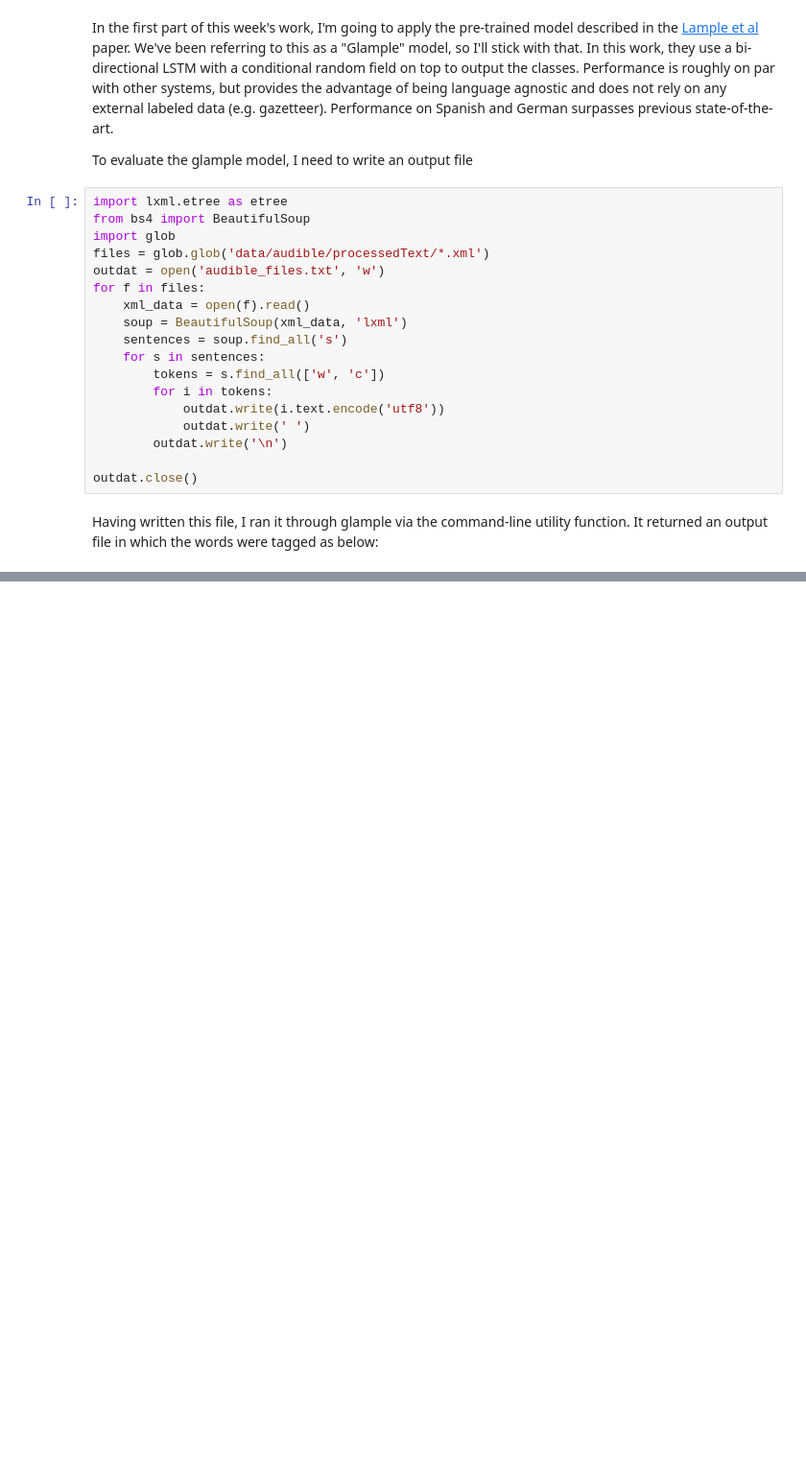
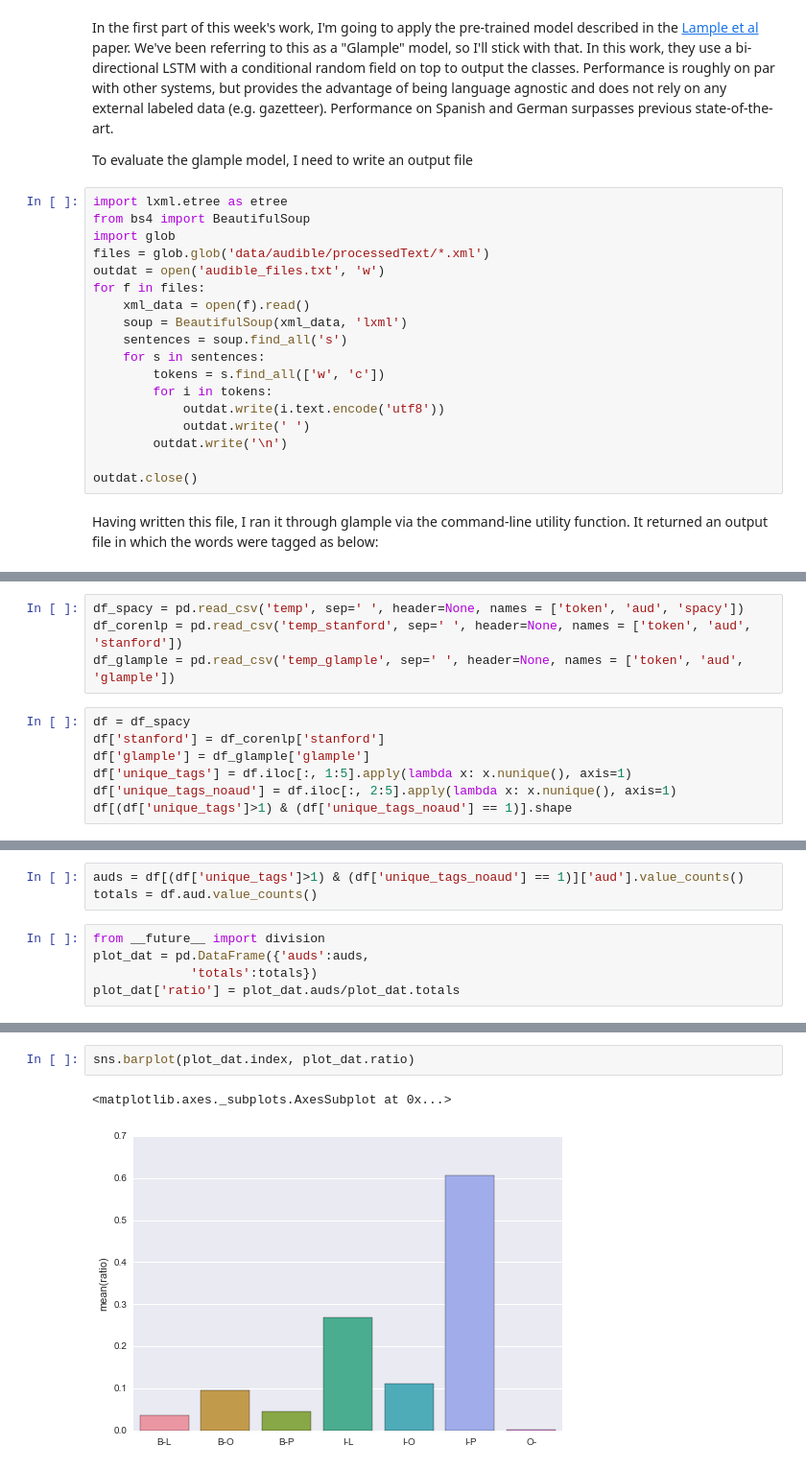
Before and after one commit to riddlet/Audible, a Jupyter notebook: Week 4.ipynb, the cells around one changed output, grey strips where cells are left out. Shown at 96% size. Saved outputs shown, nothing was run; the diff lists cells and outputs as text; blank space fills up the shorter version.

```diff
--- a/Week 4.ipynb
+++ b/Week 4.ipynb
@@ -155,0 +232,11 @@ def condense_glample_tokens(audible_sentence, glample_words, glample_tag, audibl
+# %%
+df_spacy = pd.read_csv('temp', sep=' ', header=None, names = ['token', 'aud', 'spacy'])
+df_corenlp = pd.read_csv('temp_stanford', sep=' ', header=None, names = ['token', 'aud', 'stanford'])
+df_glample = pd.read_csv('temp_glample', sep=' ', header=None, names = ['token', 'aud', 'glample'])
+# %%
+df = df_spacy
+df['stanford'] = df_corenlp['stanford']
+df['glample'] = df_glample['glample']
+df['unique_tags'] = df.iloc[:, 1:5].apply(lambda x: x.nunique(), axis=1)
+df['unique_tags_noaud'] = df.iloc[:, 2:5].apply(lambda x: x.nunique(), axis=1)
+df[(df['unique_tags']>1) & (df['unique_tags_noaud'] == 1)].shape
@@ -155,0 +245,8 @@ def condense_glample_tokens(audible_sentence, glample_words, glample_tag, audibl
+# %%
+auds = df[(df['unique_tags']>1) & (df['unique_tags_noaud'] == 1)]['aud'].value_counts()
+totals = df.aud.value_counts()
+# %%
+from __future__ import division
+plot_dat = pd.DataFrame({'auds':auds,
+             'totals':totals})
+plot_dat['ratio'] = plot_dat.auds/plot_dat.totals
@@ -155,0 +257,5 @@ def condense_glample_tokens(audible_sentence, glample_words, glample_tag, audibl
+# %%
+sns.barplot(plot_dat.index, plot_dat.ratio)
+# %% [output]
+<matplotlib.axes._subplots.AxesSubplot at 0x...>
+[figure, added]
```
Also changed, not shown: parts of 22 cells of this notebook.
